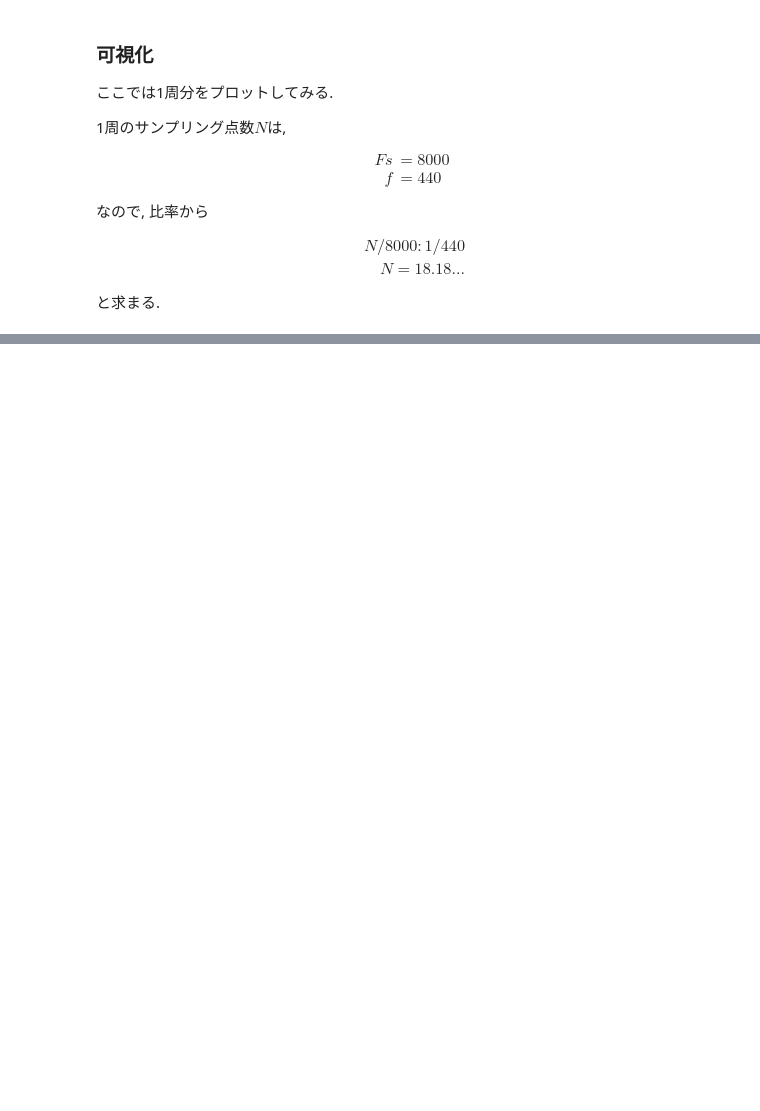
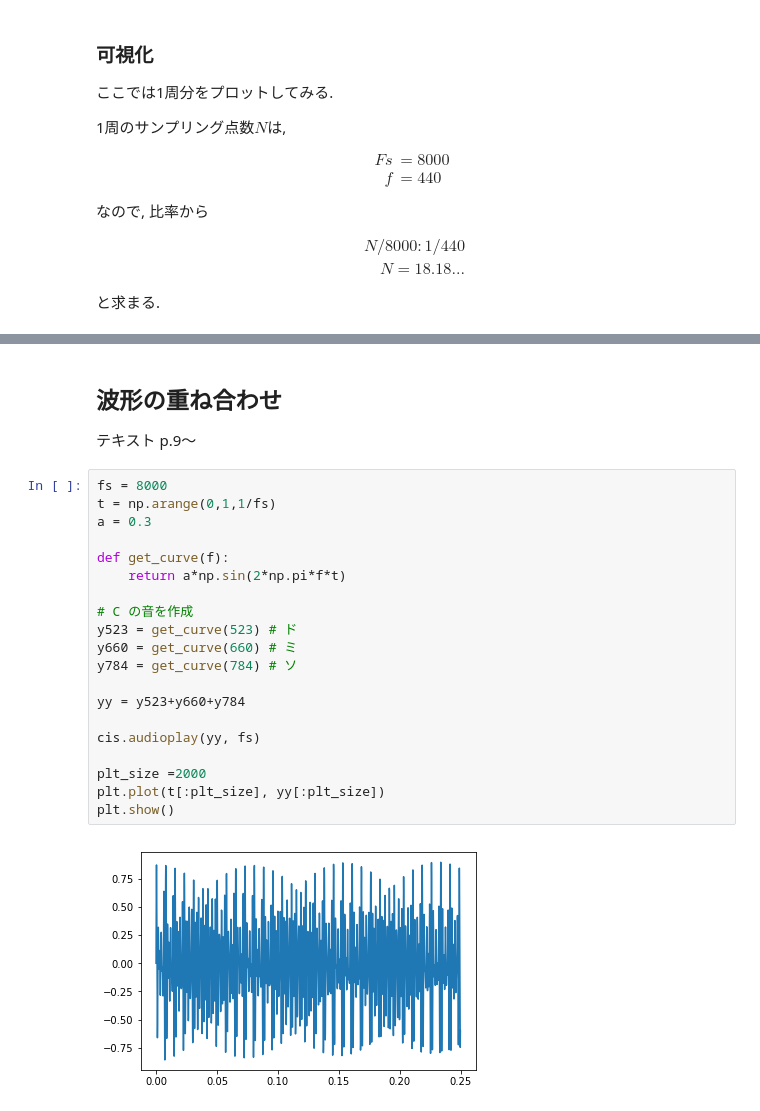
Before and after one commit to fumuumuf/train-dsp, a Jupyter notebook: chap01.ipynb, the cells around one changed output, grey strips where cells are left out. Cells and saved outputs as stored; diff of their text form; blank space fills up the shorter version.

```diff
--- a/chap01.ipynb
+++ b/chap01.ipynb
@@ -42,0 +55,26 @@ plt.show()
+# %% [markdown]
+## 波形の重ね合わせ
+
+テキスト p.9〜
+# %%
+fs = 8000
+t = np.arange(0,1,1/fs)
+a = 0.3
+
+def get_curve(f):
+    return a*np.sin(2*np.pi*f*t)
+
+# C の音を作成
+y523 = get_curve(523) # ド
+y660 = get_curve(660) # ミ
+y784 = get_curve(784) # ソ
+
+yy = y523+y660+y784
+
+cis.audioplay(yy, fs)
+
+plt_size =2000
+plt.plot(t[:plt_size], yy[:plt_size])
+plt.show()
+# %% [output]
+[figure, added]
```
Also changed, not shown: parts of 6 cells of this notebook.
